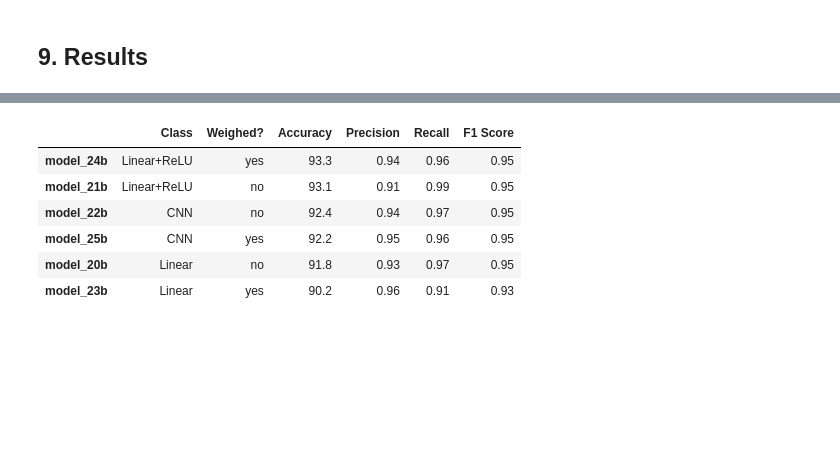
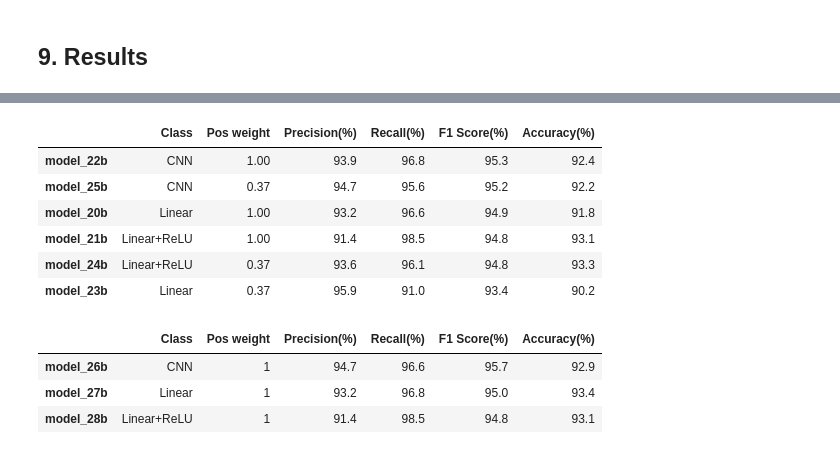
Before and after one commit to GabCopetti/Chest-X-Rays-Binary-Classification, a Jupyter notebook: Chest_XRays_Training_and_Evaluation_BatchSize64.ipynb, the cells around one changed output, grey strips where cells are left out. Cells and saved outputs as stored; diff of their text form; code cells hidden in the pictures; blank space fills up the shorter version.

Commit message:
Adding regularization

```diff
--- a/Chest_XRays_Training_and_Evaluation_BatchSize64.ipynb
+++ b/Chest_XRays_Training_and_Evaluation_BatchSize64.ipynb
@@ -1641,40 +2166,88 @@ ConfusionMatrixDisplay(cm).plot()
 # %%
+#CREATING TABLE OF MODELS WITH NO REGULARIZATION
+
 #List of dictionaries with model results
 list_of_model_results = [test_results_model_20b, test_results_model_21b, test_results_model_22b, test_results_model_23b, test_results_model_24b, test_results_model_25b]
 #Creating dataframe
 df = pd.DataFrame(list_of_model_results)
 
 #Index as models numbers
 names = ['model_20b', 'model_21b', 'model_22b', 'model_23b', 'model_24b', 'model_25b']
 df.index = names
 
 #Adding information about model
 df.insert(0,'Class','')
 classes = ["Linear", "Linear+ReLU", "CNN", "Linear", "Linear+ReLU", "CNN"]
 df['Class'] = classes
-df.insert(1, 'Weighed?','')
-weighed = ['no', 'no', 'no', 'yes', 'yes', 'yes']
-df['Weighed?'] = weighed
+df.insert(1, 'Pos weight','')
+class_weight = [1, 1, 1, 0.37, 0.37, 0.37]
+df['Pos weight'] = class_weight
+
+#Sorting
+df = df.sort_values(ascending=False, by=["test_f1", "test_acc"])
 
 #Rounding
 df["test_acc"]= np.round(df["test_acc"], 1)
-df["test_precision"]= np.round(df["test_precision"], 2)
-df["test_recall"]= np.round(df["test_recall"], 2)
-df["test_f1"]= np.round(df["test_f1"], 2)
+df["test_precision"]= np.round(df["test_precision"], 3)*100
+df["test_recall"]= np.round(df["test_recall"], 3)*100
+df["test_f1"]= np.round(df["test_f1"], 3)*100
 
-#Sorting by accuracy
-df = df.sort_values(ascending=False, by="test_acc")
+#Reordering columns
+df = df[['Class', 'Pos weight', 'test_precision', 'test_recall', 'test_f1', 'test_acc']]
 
 #Renaming columns
-df = df.rename(columns={'test_acc': 'Accuracy', 'test_precision': 'Precision', 'test_recall': 'Recall', 'test_f1': 'F1 Score'})
+df = df.rename(columns={'test_precision': 'Precision(%)', 'test_recall': 'Recall(%)', 'test_f1': 'F1 Score(%)', 'test_acc': 'Accuracy(%)'})
 
 #Display
 df
 # %% [output]
-|  | Class | Weighed? | Accuracy | Precision | Recall | F1 Score |
-| model_24b | Linear+ReLU | yes | 93.3 | 0.94 | 0.96 | 0.95 |
-| model_21b | Linear+ReLU | no | 93.1 | 0.91 | 0.99 | 0.95 |
-| model_22b | CNN | no | 92.4 | 0.94 | 0.97 | 0.95 |
-| model_25b | CNN | yes | 92.2 | 0.95 | 0.96 | 0.95 |
-| model_20b | Linear | no | 91.8 | 0.93 | 0.97 | 0.95 |
-| model_23b | Linear | yes | 90.2 | 0.96 | 0.91 | 0.93 |
+|  | Class | Pos weight | Precision(%) | Recall(%) | F1 Score(%) | Accuracy(%) |
+| model_22b | CNN | 1.00 | 93.9 | 96.8 | 95.3 | 92.4 |
+| model_25b | CNN | 0.37 | 94.7 | 95.6 | 95.2 | 92.2 |
+| model_20b | Linear | 1.00 | 93.2 | 96.6 | 94.9 | 91.8 |
+| model_21b | Linear+ReLU | 1.00 | 91.4 | 98.5 | 94.8 | 93.1 |
+| model_24b | Linear+ReLU | 0.37 | 93.6 | 96.1 | 94.8 | 93.3 |
+| model_23b | Linear | 0.37 | 95.9 | 91.0 | 93.4 | 90.2 |
+# %%
+#CREATING TABLE OF MODELS WITH REGULARIZATION
+
+
+#List of dictionaries with model results
+list_of_model_results = [test_results_model_26b, test_results_model_27b, test_results_model_28b]
+#Creating dataframe
+df = pd.DataFrame(list_of_model_results)
+
+#Index as models numbers
+names = ['model_26b', 'model_27b', 'model_28b']
+df.index = names
+
+#Adding information about model
+df.insert(0,'Class','')
+classes = ["CNN", "Linear", "Linear+ReLU"]
+df['Class'] = classes
+df.insert(1, 'Pos weight','')
+class_weight = [1, 1, 1]
+df['Pos weight'] = class_weight
+
+#Sorting
+df = df.sort_values(ascending=False, by=["test_f1", "test_acc"])
+
+#Rounding
+df["test_acc"]= np.round(df["test_acc"], 1)
+df["test_precision"]= np.round(df["test_precision"], 3)*100
+df["test_recall"]= np.round(df["test_recall"], 3)*100
+df["test_f1"]= np.round(df["test_f1"], 3)*100
+
+#Reordering columns
+df = df[['Class', 'Pos weight', 'test_precision', 'test_recall', 'test_f1', 'test_acc']]
+
+#Renaming columns
+df = df.rename(columns={'test_precision': 'Precision(%)', 'test_recall': 'Recall(%)', 'test_f1': 'F1 Score(%)', 'test_acc': 'Accuracy(%)'})
+
+#Display
+df
+# %% [output]
+|  | Class | Pos weight | Precision(%) | Recall(%) | F1 Score(%) | Accuracy(%) |
+| model_26b | CNN | 1 | 94.7 | 96.6 | 95.7 | 92.9 |
+| model_27b | Linear | 1 | 93.2 | 96.8 | 95.0 | 93.4 |
+| model_28b | Linear+ReLU | 1 | 91.4 | 98.5 | 94.8 | 93.1 |
```
Also changed, not shown: parts of 44 cells of this notebook.
